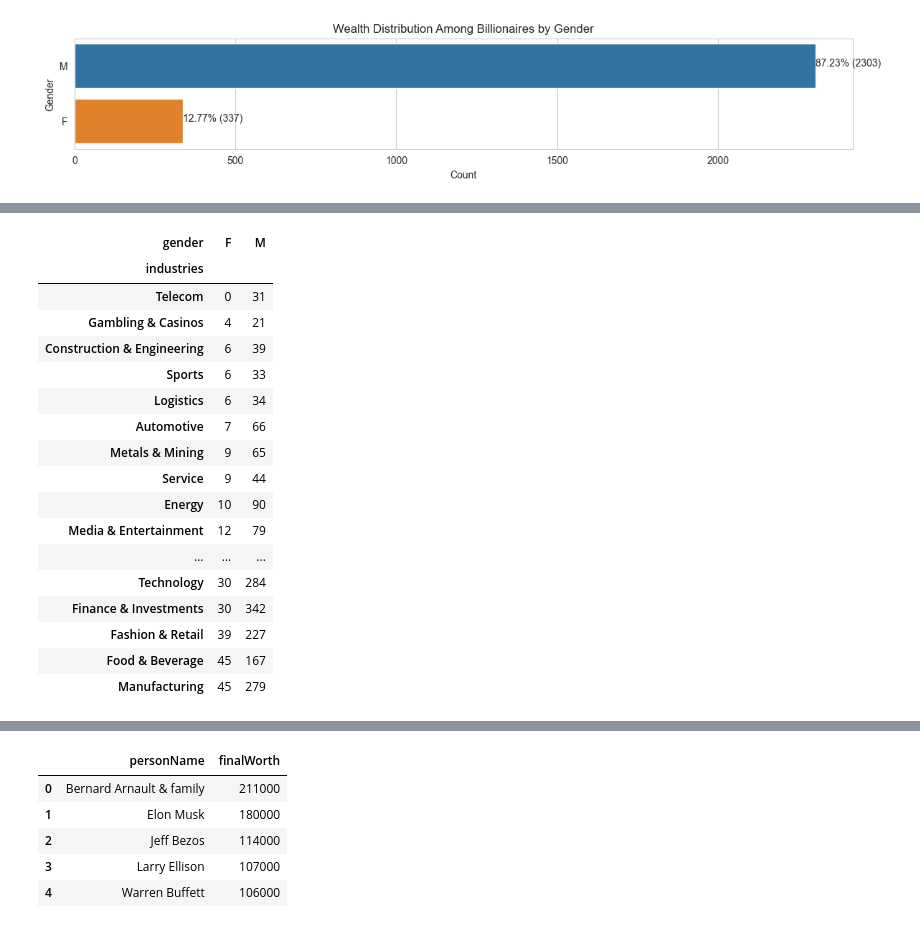
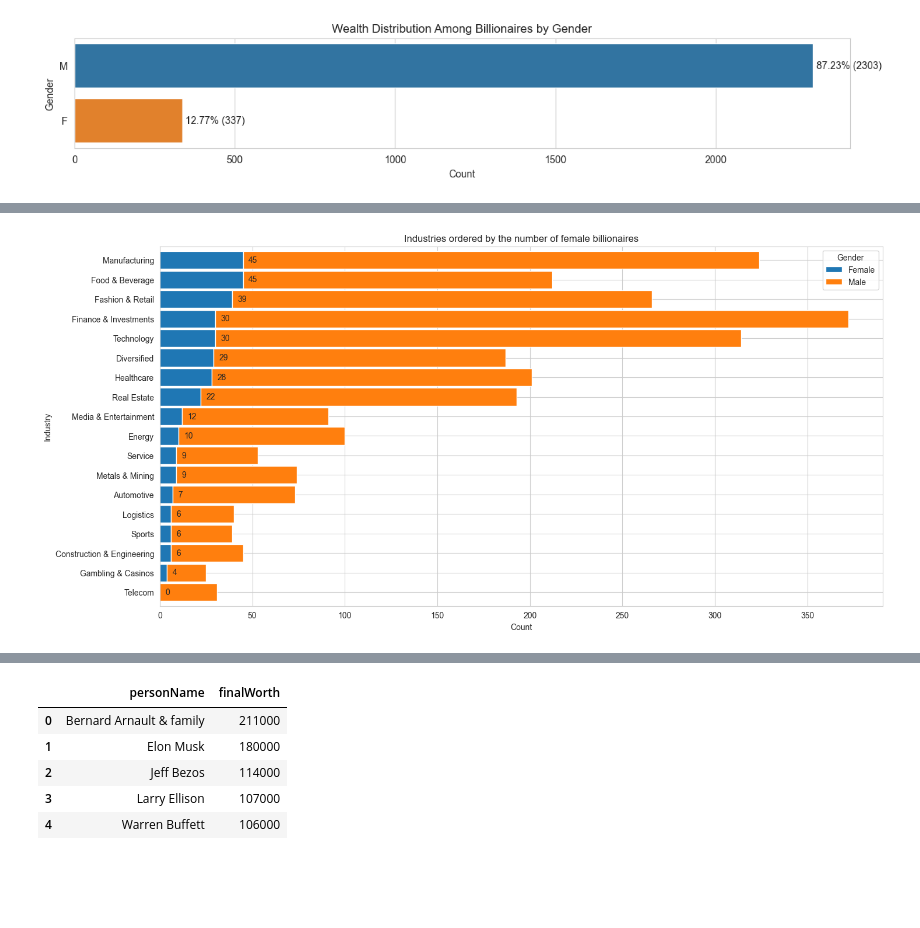
Before and after one commit to marcosziadi/Project_Billionaires_Statistics, a Jupyter notebook: Billionaires Statistics.ipynb, the cells around one changed output, grey strips where cells are left out. Saved outputs shown, nothing was run; the diff lists cells and outputs as text; code cells hidden in the pictures; blank space fills up the shorter version.

```diff
--- a/Billionaires Statistics.ipynb
+++ b/Billionaires Statistics.ipynb
@@ -173,11 +192,20 @@ plt.show()
 # %%
+# Wealth Distribution Among Billionaires by Gender
+
 gender = df.groupby('gender')['personName'].count().sort_values(ascending=False)
+
 plt.figure(figsize = (14,2))
-# sns.set_style('whitegrid') # Unnecessary
-chart = sns.countplot(data = df, y = 'gender', order = gender.index)
+sns.countplot(data = df,
+              y = 'gender',
+              order = gender.index)
+
 for index, value in enumerate(gender.values.tolist()):
-    percentage = round(value/df['gender'].count()*100,2)
-    plt.text(value, index, str(percentage) + '%' + ' (' + str(value) + ')')
+    percentage = round(value / df['gender'].count()*100, 2)
+    plt.text(value + 10,
+             index,
+             f'{percentage}% ({value})',
+            va = 'center')
+
 plt.title('Wealth Distribution Among Billionaires by Gender')
 plt.xlabel('Count')
 plt.ylabel('Gender')
@@ -224,53 +224,48 @@ gender_counts = gender_df.groupby(['industries', 'gender']).size().unstack(fill_
 # 1     Industry1      F
 # 2     Industry2      M
 # 3     Industry2      F
 # 4     Industry2      M
 
 # When you apply gender_df.groupby(['industries', 'gender']).size(), you're grouping the data by
 # 'industries' and 'gender', and then counting the occurrences in each group. The result will be
 # a Series that looks like this:
 #    industries  gender
 # Industry1   M         1
 #             F         1
 # Industry2   M         2
 #             F         1
 
 # When you apply the .unstack() method to this multi-level indexed Series, it pivots the data,
 # reshaping it into a DataFrame
 # industries  gender
 # Industry1   M         1
 #             F         1
 # Industry2   M         2
 #             F         1
+
 total_counts = gender_counts.sum(axis=1) # Number of billionaires within each industry
 
 # Sort the industries based on the number of female billionaires
 sorted_gender_counts = gender_counts['F'].sort_values(ascending=True)
 gender_counts = gender_counts.loc[sorted_gender_counts.index]
-percentage = gender_counts['F']/(gender_counts['F'] + gender_counts['M'])*100
-gender_counts
+
 # Create the horizontal stacked bar chart
-gender_counts.plot(kind='barh', stacked=True, figsize=(14, 6))
-plt.title('Gender Distribution by Industries (Normalized)')
-plt.xlabel('Percentage')
+chart = gender_counts.plot(kind='barh',
+                           stacked=True,
+                           figsize=(16, 8),
+                           width=0.9)
+
+for index, (industry, females) in enumerate(zip(gender_counts.index, gender_counts['F'])):
+    x_position = females+ 3
+    chart.text(x_position,
+               index,
+               f'{females}',
+               va='center',)
+
+plt.title('Industries ordered by the number of female billionaires')
+plt.xlabel('Count')
 plt.ylabel('Industry')
+plt.legend(['Female', 'Male'], title='Gender')
 plt.show()
 # %% [output]
-| gender | F | M |
-| industries |  |  |
-| Telecom | 0 | 31 |
-| Gambling & Casinos | 4 | 21 |
-| Construction & Engineering | 6 | 39 |
-| Sports | 6 | 33 |
-| Logistics | 6 | 34 |
-| Automotive | 7 | 66 |
-| Metals & Mining | 9 | 65 |
-| Service | 9 | 44 |
-| Energy | 10 | 90 |
-| Media & Entertainment | 12 | 79 |
-| ... | ... | ... |
-| Technology | 30 | 284 |
-| Finance & Investments | 30 | 342 |
-| Fashion & Retail | 39 | 227 |
-| Food & Beverage | 45 | 167 |
-| Manufacturing | 45 | 279 |
+[figure, added]
```
Also changed, not shown: parts of 5 cells of this notebook.
